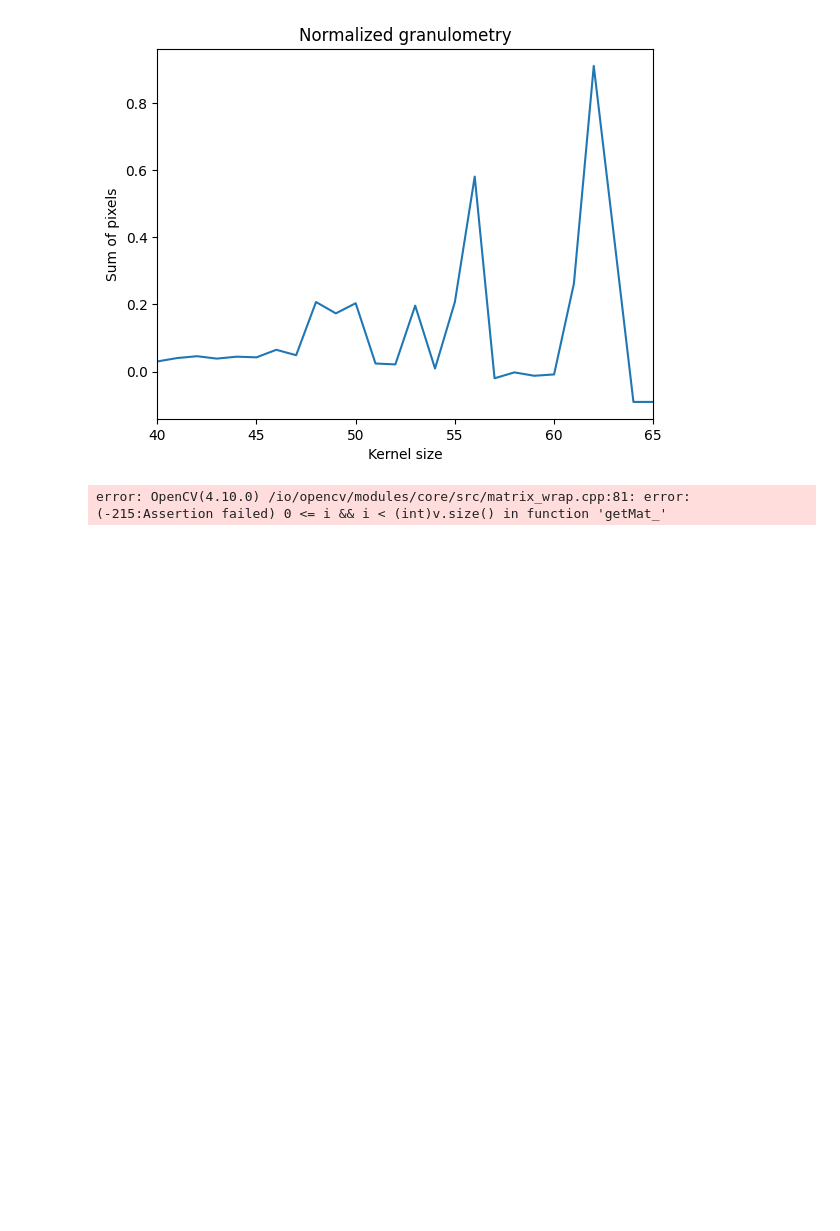
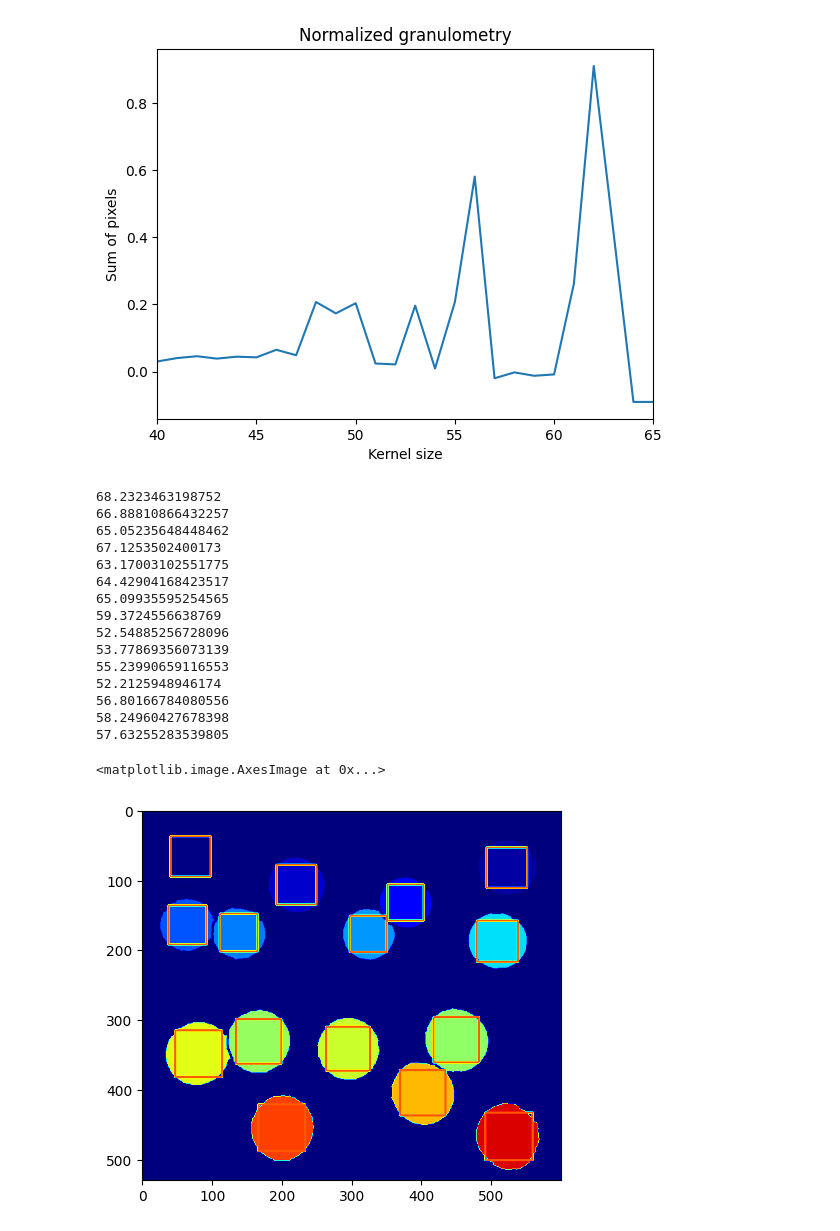
Before and after one commit to TUL-IT-2020/PVI-Pocitacove_videni, a Jupyter notebook: cviceni/cv06/cv06.ipynb, the cells around one changed output. Drawn from its saved outputs; the diff is of its cells as text; code cells hidden in the pictures; blank space fills up the shorter version.

```diff
--- a/cviceni/cv06/cv06.ipynb
+++ b/cviceni/cv06/cv06.ipynb
@@ -467,10 +465,40 @@ No. objects: 4   size: 62 x 62
 No. objects: 2   size: 63 x 63
 Sum of objects: 15
 [figure]
-# %%
-_, contours = cv2.findContours(img_filtered, cv2.RETR_EXTERNAL, cv2.CHAIN_APPROX_SIMPLE)
-contours[0]
-cv2.drawContours(img_filtered, contours, 1, [255, 0, 255])
-#plt.imshow(img_filtered)
-# %% [output]
-error: OpenCV(4.10.0) /io/opencv/modules/core/src/matrix_wrap.cpp:81: error: (-215:Assertion failed) 0 <= i && i < (int)v.size() in function 'getMat_'
+# %%
+contours, _ = cv2.findContours(img_filtered, cv2.RETR_EXTERNAL, cv2.CHAIN_APPROX_SIMPLE)
+img_filtered_copy = img_filtered
+
+for i, contour in enumerate(contours):
+    [x, y], radius = cv2.minEnclosingCircle(contour)
+    square_size = 2 * radius / np.sqrt(2)
+    top_left = (int(centers[i][0] - square_size/2), int(centers[i][1] + square_size/2))
+    bottom_right = (int(centers[i][0] + square_size/2), int(centers[i][1] - square_size/2))
+    cv2.rectangle(img_filtered_copy, top_left, bottom_right, [200, 0, 200], 2)
+
+
+
+
+
+#cv2.drawContours(img_filtered, contours, -1, [255, 0, 255], 10)
+
+
+plt.imshow(img_filtered_copy, cmap="jet")
+# %% [output]
+68.2323463198752
+66.88810866432257
+65.05235648448462
+67.1253502400173
+63.17003102551775
+64.42904168423517
+65.09935595254565
+59.3724556638769
+52.54885256728096
+53.77869356073139
+55.23990659116553
+52.2125948946174
+56.80166784080556
+58.24960427678398
+57.63255283539805
+<matplotlib.image.AxesImage at 0x...>
+[figure, added]
```
Also changed, not shown: parts of 4 cells of this notebook, 1 other file.
